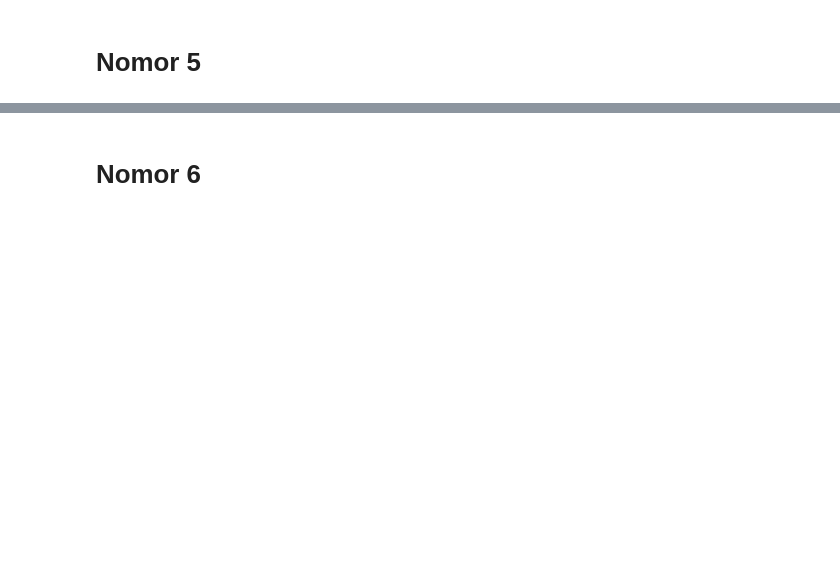
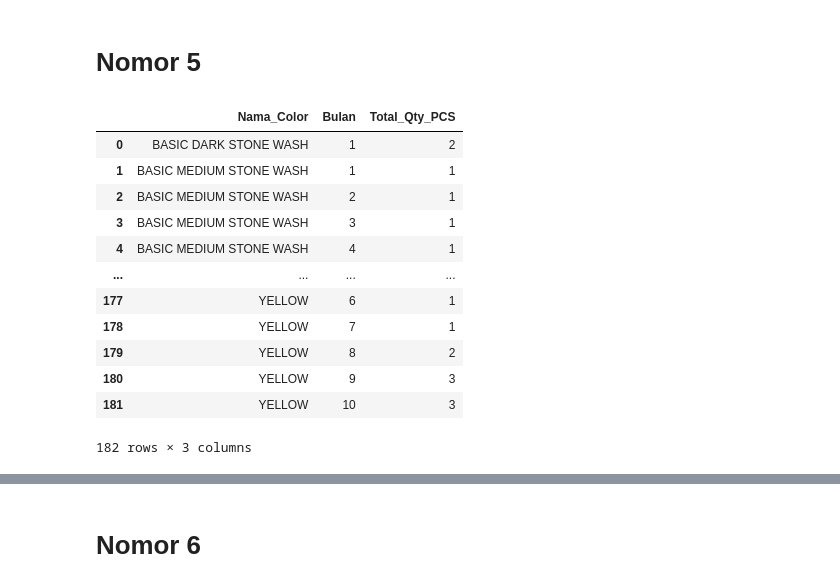
Before and after one commit to sntdshrly/dwi-putra-sakti-notebook, a Jupyter notebook: dps-notebook.ipynb, the cells around one changed output, grey strips where cells are left out. Saved outputs shown, nothing was run; the diff lists cells and outputs as text; code cells hidden in the pictures; blank space fills up the shorter version.

```diff
--- a/dps-notebook.ipynb
+++ b/dps-notebook.ipynb
@@ -271,3 +267,21 @@ fig.show()
 [interactive output not drawn]
 # %% [markdown]
 # Nomor 5
+# %%
+# Membaca dataset dari csv
+df = pd.read_csv(path_5)
+df
+# %% [output]
+|  | Nama_Color | Bulan | Total_Qty_PCS |
+| 0 | BASIC DARK STONE WASH | 1 | 2 |
+| 1 | BASIC MEDIUM STONE WASH | 1 | 1 |
+| 2 | BASIC MEDIUM STONE WASH | 2 | 1 |
+| 3 | BASIC MEDIUM STONE WASH | 3 | 1 |
+| 4 | BASIC MEDIUM STONE WASH | 4 | 1 |
+| ... | ... | ... | ... |
+| 177 | YELLOW | 6 | 1 |
+| 178 | YELLOW | 7 | 1 |
+| 179 | YELLOW | 8 | 2 |
+| 180 | YELLOW | 9 | 3 |
+| 181 | YELLOW | 10 | 3 |
+182 rows × 3 columns
```
Also changed, not shown: parts of 28 cells of this notebook.
